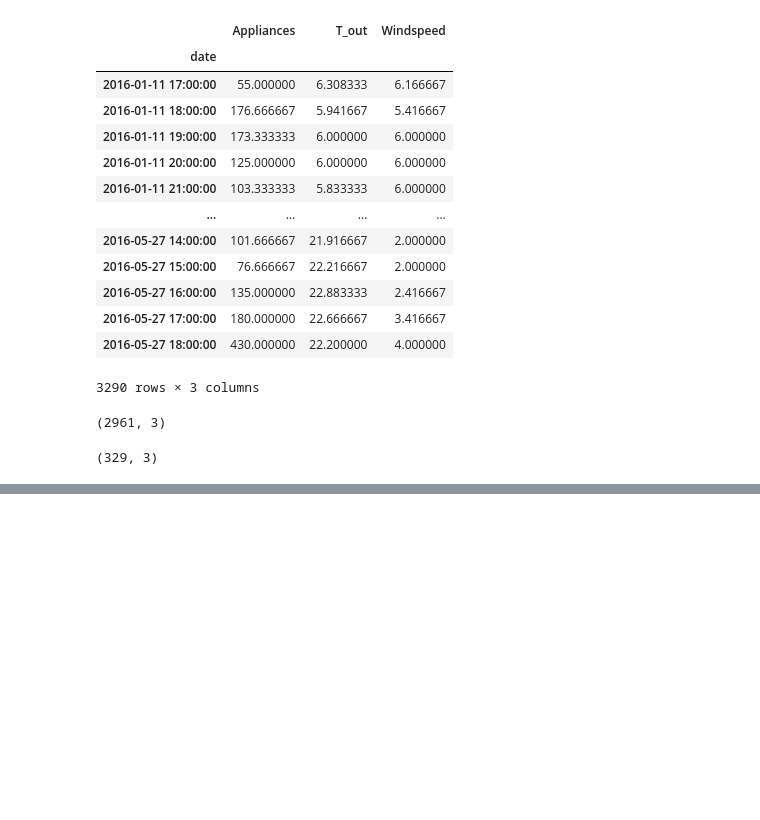
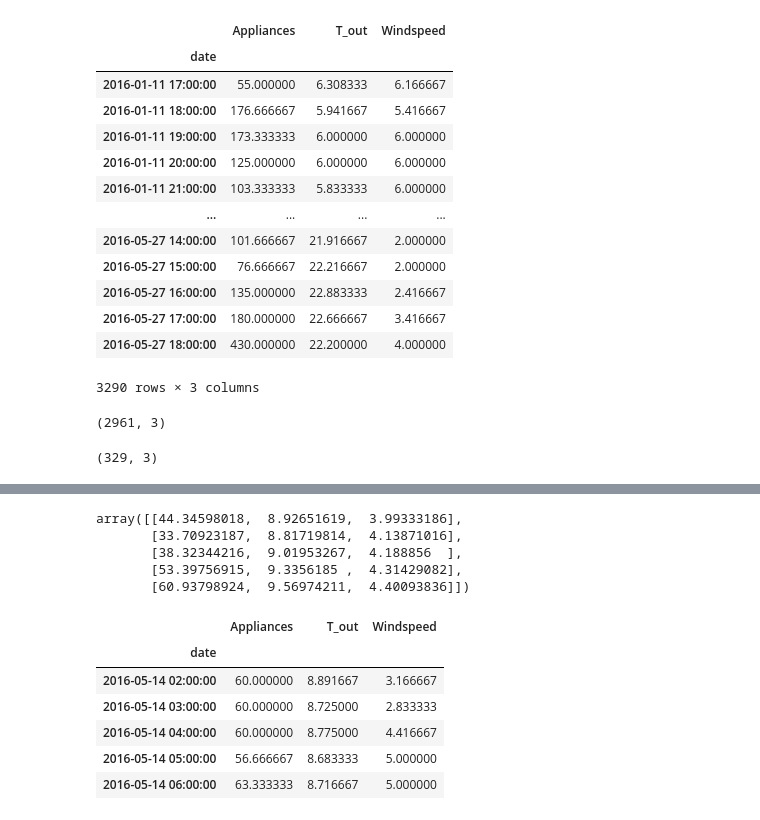
Before and after one commit to shelly2904/DATA_SCIENCE, a Jupyter notebook: Time Series/Time_Series_Algorithms_Contd.ipynb, the cells around one changed output, grey strips where cells are left out. Drawn from its saved outputs; the diff is of its cells as text; code cells hidden in the pictures; blank space fills up the shorter version.

```diff
--- a/Time Series/Time_Series_Algorithms_Contd.ipynb
+++ b/Time Series/Time_Series_Algorithms_Contd.ipynb
@@ -151,0 +221,18 @@ test.shape
+# %%
+results.forecast(train.values[-lag:], steps=5)
+# %% [output]
+array([[44.34598018,  8.92651619,  3.99333186],
+       [33.70923187,  8.81719814,  4.13871016],
+       [38.32344216,  9.01953267,  4.188856  ],
+       [53.39756915,  9.3356185 ,  4.31429082],
+       [60.93798924,  9.56974211,  4.40093836]])
+# %%
+test[0:5]
+# %% [output]
+|  | Appliances | T_out | Windspeed |
+| date |  |  |  |
+| 2016-05-14 02:00:00 | 60.000000 | 8.891667 | 3.166667 |
+| 2016-05-14 03:00:00 | 60.000000 | 8.725000 | 2.833333 |
+| 2016-05-14 04:00:00 | 60.000000 | 8.775000 | 4.416667 |
+| 2016-05-14 05:00:00 | 56.666667 | 8.683333 | 5.000000 |
+| 2016-05-14 06:00:00 | 63.333333 | 8.716667 | 5.000000 |
```
Also changed, not shown: parts of 13 cells of this notebook.
